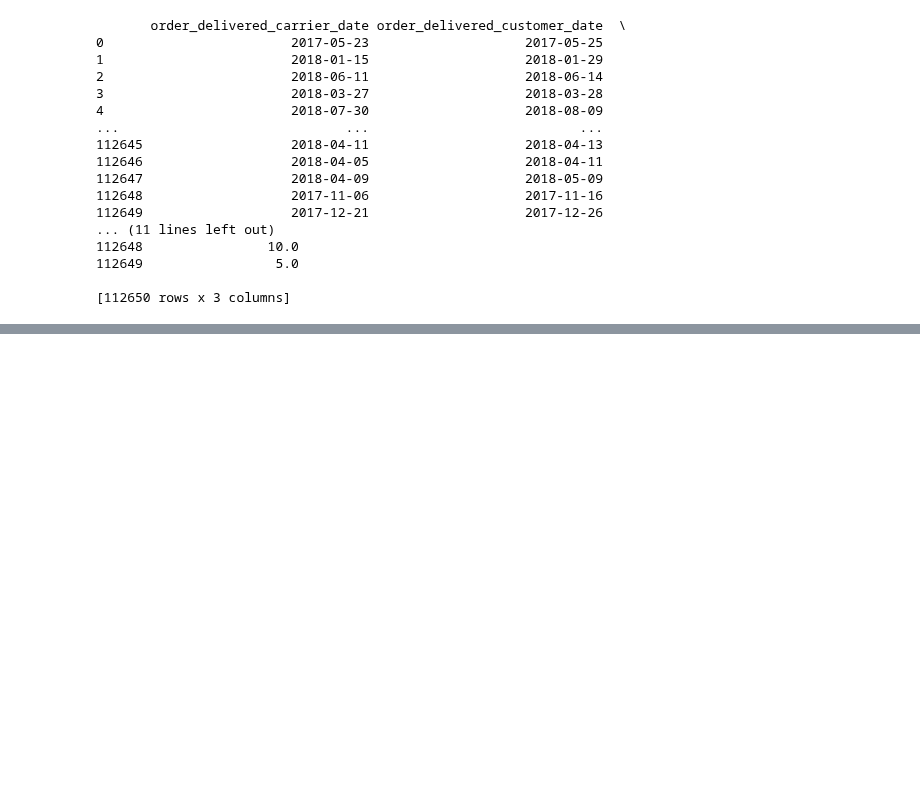
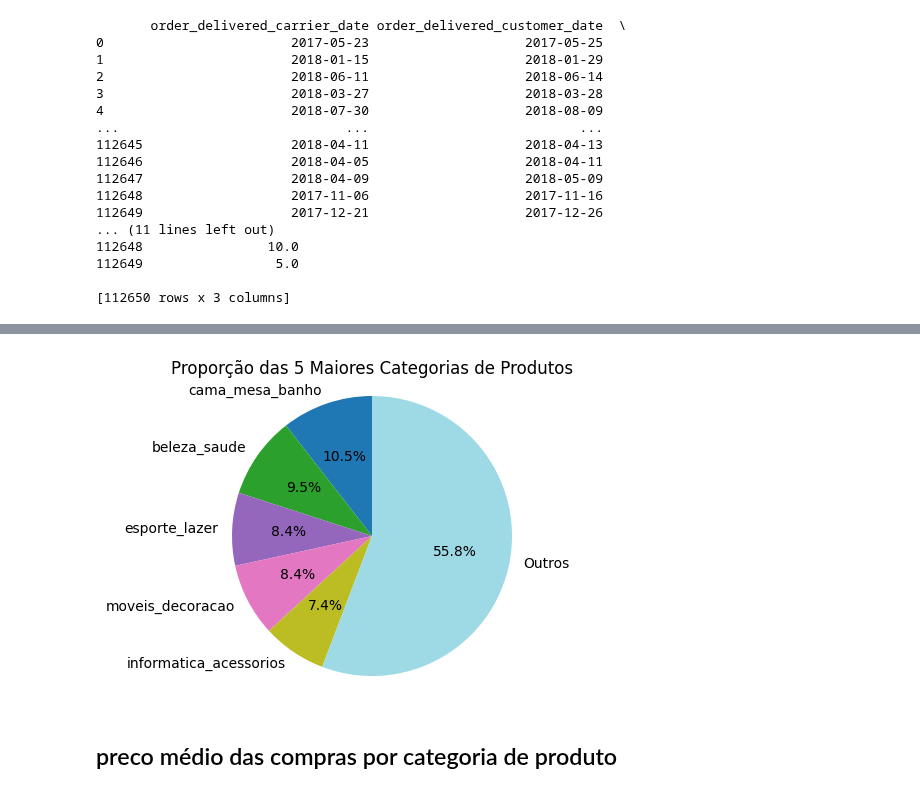
Before and after one commit to reprograma/on29-python-s14-analise-de-dados, a Jupyter notebook: exercicios/para-casa/Desafio_S14.ipynb, the cells around one changed output, grey strips where cells are left out. Cells and saved outputs as stored; diff of their text form; code cells hidden in the pictures; blank space fills up the shorter version.

```diff
--- a/exercicios/para-casa/Desafio_S14.ipynb
+++ b/exercicios/para-casa/Desafio_S14.ipynb
@@ -323,0 +390,3 @@ memory usage: 17.2+ MB
+# %%
+proporcao_categorias = df_total['product_category_name'].value_counts(normalize=True).round(2)
+print(proporcao_categorias)
@@ -323,0 +407,15 @@ memory usage: 17.2+ MB
+# %%
+top_5_categorias = proporcao_categorias[:5]
+outras_categorias = proporcao_categorias[5:].sum()
+top_5_categorias['Outros'] = outras_categorias
+
+plt.figure(figsize=(6, 4))
+top_5_categorias.plot(kind='pie', autopct='%1.1f%%', startangle=90, colormap='tab20', legend=False)
+plt.ylabel('')
+plt.title('Proporção das 5 Maiores Categorias de Produtos')
+plt.axis('equal')
+plt.show()
+# %% [output]
+[figure, added]
+# %% [markdown]
+## preco médio das compras por categoria de produto
```
Also changed, not shown: parts of 31 cells of this notebook.
